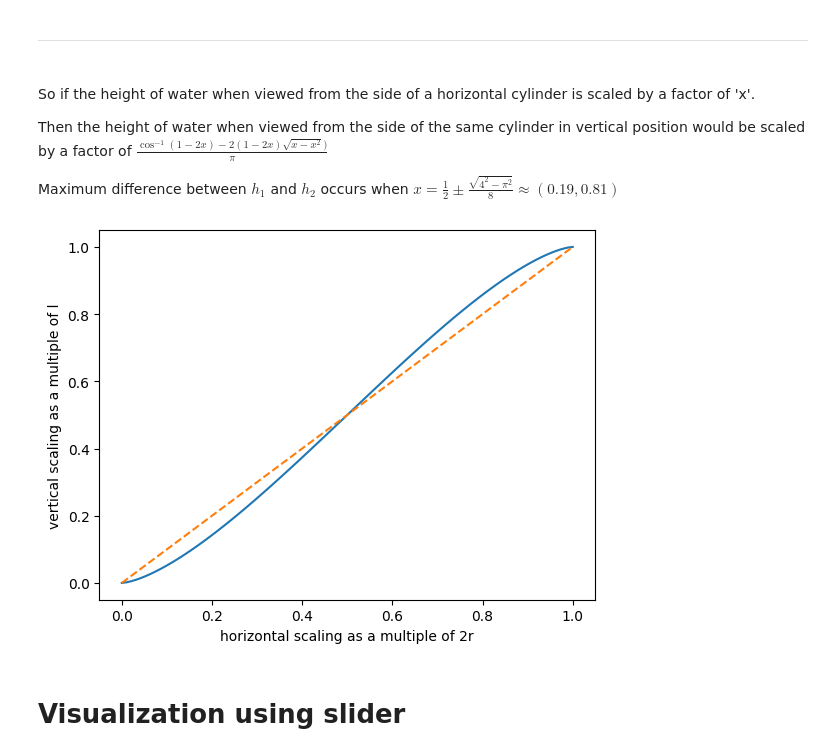
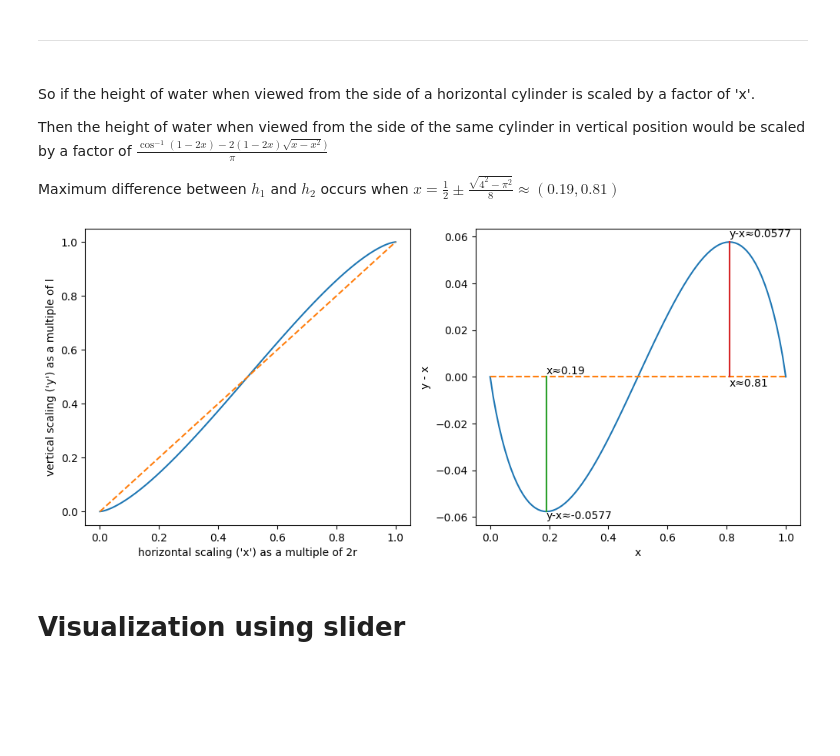
Before and after one commit to Jwalin1/Python-programs, a Jupyter notebook: Algorithms/Water_filled_Cylinder.ipynb, the cells around one changed output. Drawn from its saved outputs; the diff is of its cells as text; code cells hidden in the pictures; blank space fills up the shorter version.

```diff
--- a/Algorithms/Water_filled_Cylinder.ipynb
+++ b/Algorithms/Water_filled_Cylinder.ipynb
@@ -118,18 +118,39 @@ Maximum difference between $h_{1}$ and $h_{2}$ occurs when $x = \frac{1}{2} \pm
 def find_vertical_scaling(x):
   a = 1 - 2*x
   return ( np.arccos(a) - 2*a*np.sqrt(x-x**2) ) / np.pi
-# %%
-# plot of the function representing vertical scaling
-
-x = np.linspace(0,1,100)
-y = find_vertical_scaling(x)
-plt.plot(x, y)
-plt.plot(x,x, ls='--')
-plt.xlabel('horizontal scaling as a multiple of 2r')
-plt.ylabel('vertical scaling as a multiple of l')
-plt.show()
-# %% [output]
-[figure, removed]
+# %%
+# plot of the function representing vertical scaling
+
+fig, axs = plt.subplots(1,2, figsize=(12,5))
+
+x = np.linspace(0,1,100)
+y = find_vertical_scaling(x)
+
+plt.axes(axs[0])
+plt.plot(x, y)
+plt.plot(x,x, ls='--')
+plt.xlabel("horizontal scaling ('x') as a multiple of 2r")
+plt.ylabel("vertical scaling ('y') as a multiple of l")
+
+plt.axes(axs[1])
+plt.plot(x,y-x)
+plt.plot(x,[0]*len(x), ls='--')
+d = np.sqrt(4**2 - np.pi**2) / 8
+x1, x2 = 0.5 - d, 0.5 + d
+y1 = find_vertical_scaling(x1)
+y2 = find_vertical_scaling(x2)
+plt.plot([x1,x1],[0,y1-x1])
+plt.plot([x2,x2],[0,y2-x2])
+plt.text(x1,0.001, f'x≈{x1:.2}')
+plt.text(x1,y1-x1-0.003, f'y-x≈{y1-x1:.3}')
+plt.text(x2,-0.004, f'x≈{x2:.2}')
+plt.text(x2,y2-x2+0.002, f'y-x≈{y2-x2:.3}')
+plt.xlabel("x")
+plt.ylabel("y - x")
+
+plt.show()
+# %% [output]
+[figure, added]
 # %% [markdown]
 # Visualization using slider
 # %%
```
